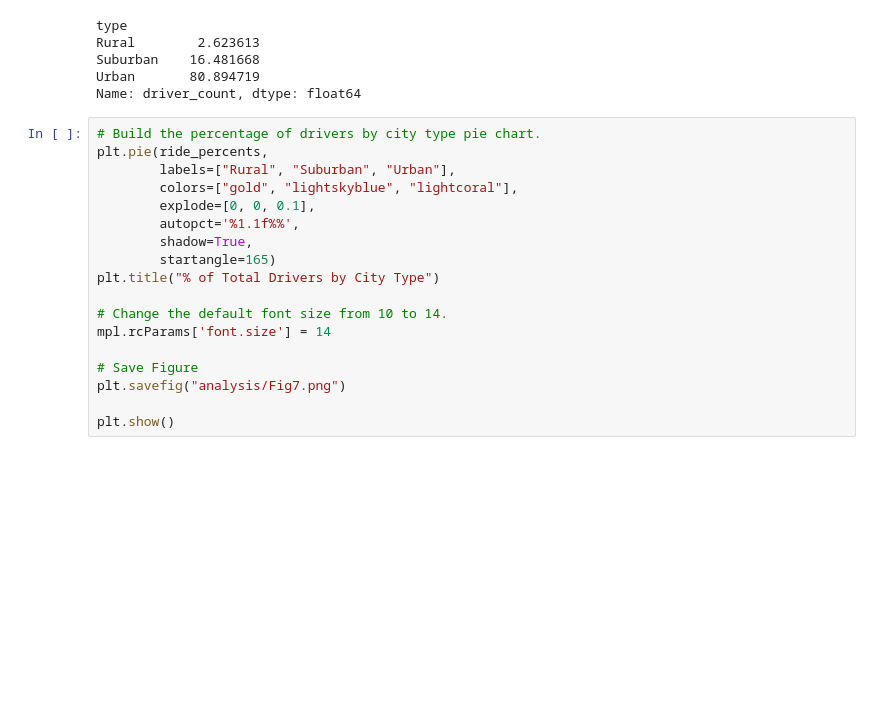
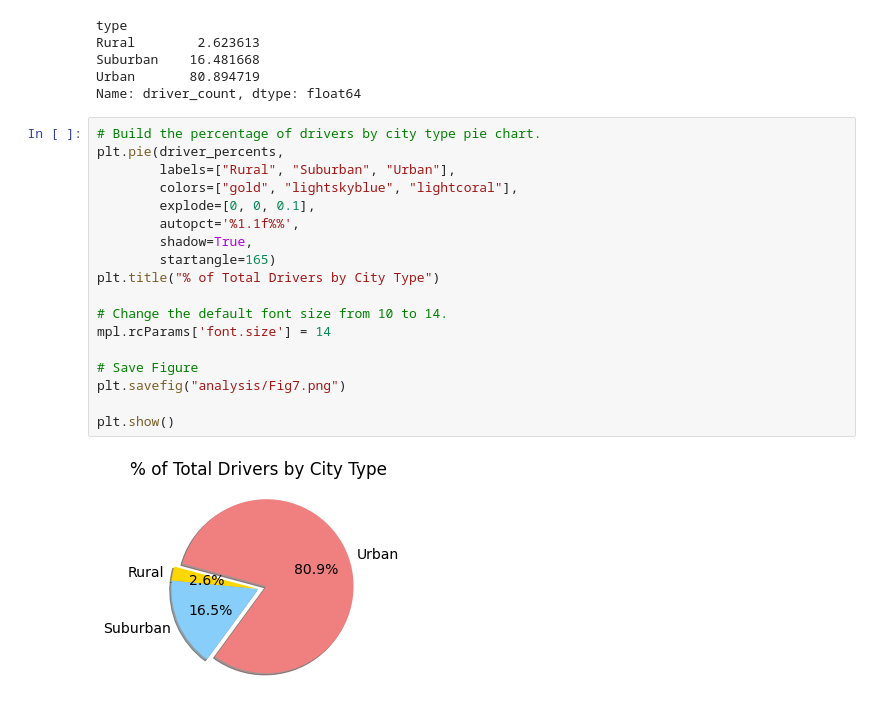
Before and after one commit to emerset/PyBer_Data_Analysis, a Jupyter notebook: PyBer.ipynb, the cells around one changed output. Cells and saved outputs as stored; diff of their text form; blank space fills up the shorter version.

```diff
--- a/PyBer.ipynb
+++ b/PyBer.ipynb
@@ -633,19 +633,21 @@ Urban       80.894719
 Name: driver_count, dtype: float64
 # %%
 # Build the percentage of drivers by city type pie chart.
-plt.pie(ride_percents,
+plt.pie(driver_percents,
         labels=["Rural", "Suburban", "Urban"],
         colors=["gold", "lightskyblue", "lightcoral"],
         explode=[0, 0, 0.1],
         autopct='%1.1f%%',
         shadow=True,
         startangle=165)
 plt.title("% of Total Drivers by City Type")
 
 # Change the default font size from 10 to 14.
 mpl.rcParams['font.size'] = 14
 
 # Save Figure
 plt.savefig("analysis/Fig7.png")
 
 plt.show()
+# %% [output]
+[figure, added]
```
Also changed, not shown: 2 other files.
